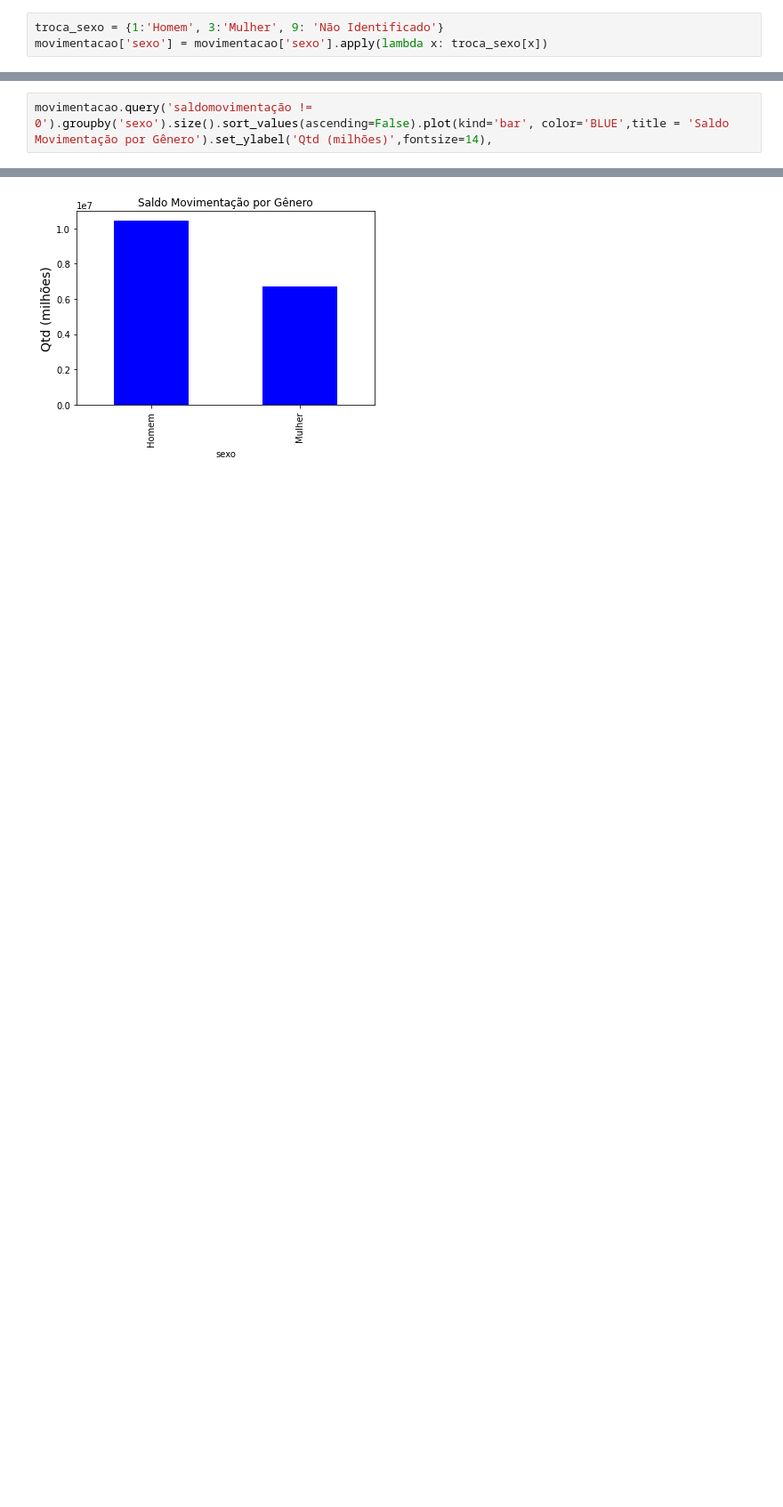
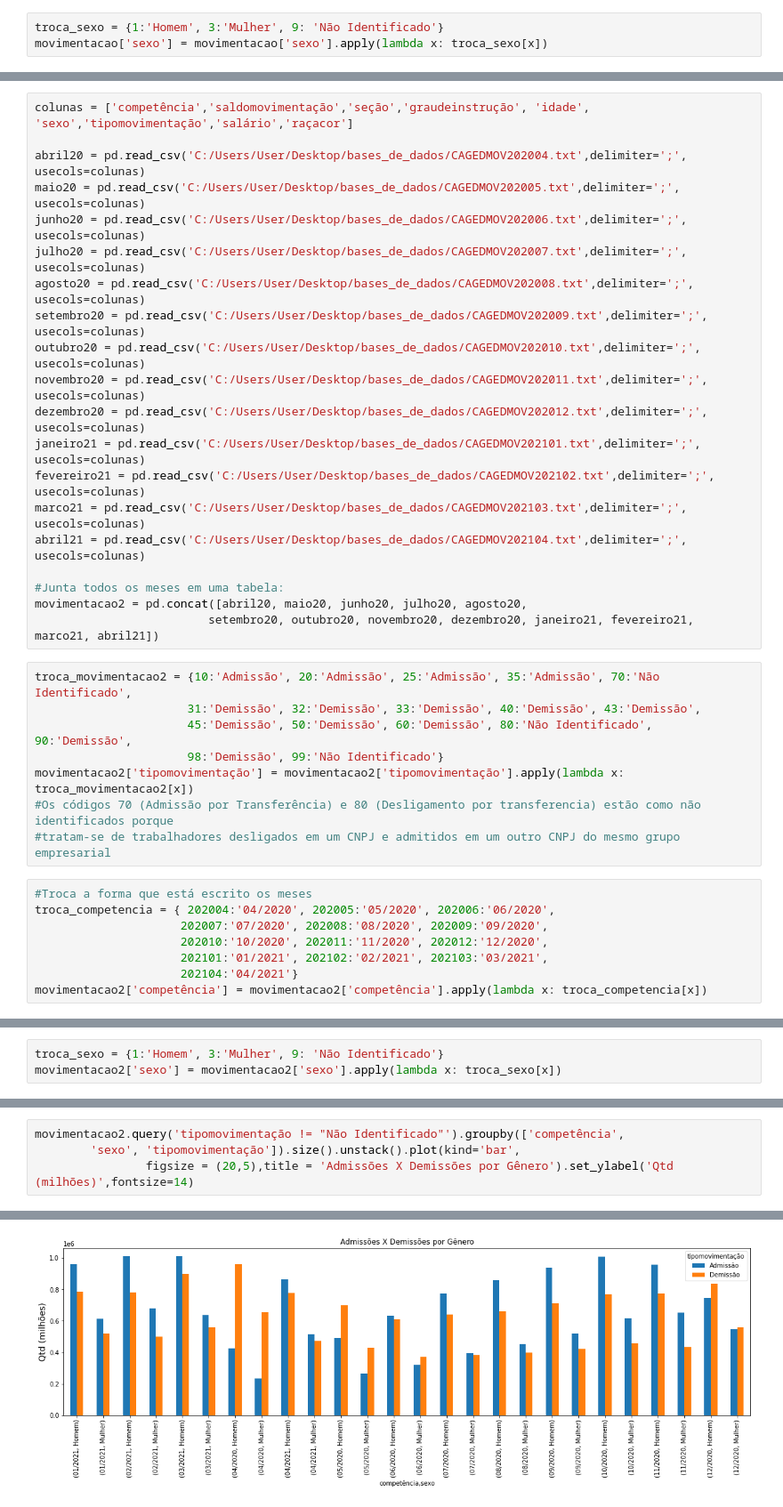
Before and after one commit to BettoFranca/Analise_dados_publicos_Estatisticas_do_Trabalho_na_Pandemia, a Jupyter notebook: Estatisticas_do_Trabalho.ipynb, the cells around one changed output, grey strips where cells are left out. Shown at 89% size. Cells and saved outputs as stored; diff of their text form; blank space fills up the shorter version.

Commit message:
Estatísticas do Trabalho na Pandemia
Dados do CAGED e PNAD

```diff
--- a/Estatisticas_do_Trabalho.ipynb
+++ b/Estatisticas_do_Trabalho.ipynb
@@ -234,0 +282,36 @@ movimentacao['sexo'] = movimentacao['sexo'].apply(lambda x: troca_sexo[x])
+# %%
+colunas = ['competência','saldomovimentação','seção','graudeinstrução', 'idade', 'sexo','tipomovimentação','salário','raçacor']
+
+abril20 = pd.read_csv('C:/Users/User/Desktop/bases_de_dados/CAGEDMOV202004.txt',delimiter=';', usecols=colunas)
+maio20 = pd.read_csv('C:/Users/User/Desktop/bases_de_dados/CAGEDMOV202005.txt',delimiter=';', usecols=colunas)
+junho20 = pd.read_csv('C:/Users/User/Desktop/bases_de_dados/CAGEDMOV202006.txt',delimiter=';', usecols=colunas)
+julho20 = pd.read_csv('C:/Users/User/Desktop/bases_de_dados/CAGEDMOV202007.txt',delimiter=';', usecols=colunas)
+agosto20 = pd.read_csv('C:/Users/User/Desktop/bases_de_dados/CAGEDMOV202008.txt',delimiter=';', usecols=colunas)
+setembro20 = pd.read_csv('C:/Users/User/Desktop/bases_de_dados/CAGEDMOV202009.txt',delimiter=';', usecols=colunas)
+outubro20 = pd.read_csv('C:/Users/User/Desktop/bases_de_dados/CAGEDMOV202010.txt',delimiter=';', usecols=colunas)
+novembro20 = pd.read_csv('C:/Users/User/Desktop/bases_de_dados/CAGEDMOV202011.txt',delimiter=';', usecols=colunas)
+dezembro20 = pd.read_csv('C:/Users/User/Desktop/bases_de_dados/CAGEDMOV202012.txt',delimiter=';', usecols=colunas)
+janeiro21 = pd.read_csv('C:/Users/User/Desktop/bases_de_dados/CAGEDMOV202101.txt',delimiter=';', usecols=colunas)
+fevereiro21 = pd.read_csv('C:/Users/User/Desktop/bases_de_dados/CAGEDMOV202102.txt',delimiter=';', usecols=colunas)
+marco21 = pd.read_csv('C:/Users/User/Desktop/bases_de_dados/CAGEDMOV202103.txt',delimiter=';', usecols=colunas)
+abril21 = pd.read_csv('C:/Users/User/Desktop/bases_de_dados/CAGEDMOV202104.txt',delimiter=';', usecols=colunas)
+
+#Junta todos os meses em uma tabela:
+movimentacao2 = pd.concat([abril20, maio20, junho20, julho20, agosto20,
+                         setembro20, outubro20, novembro20, dezembro20, janeiro21, fevereiro21, marco21, abril21])
+# %%
+troca_movimentacao2 = {10:'Admissão', 20:'Admissão', 25:'Admissão', 35:'Admissão', 70:'Não Identificado',
+                      31:'Demissão', 32:'Demissão', 33:'Demissão', 40:'Demissão', 43:'Demissão',
+                      45:'Demissão', 50:'Demissão', 60:'Demissão', 80:'Não Identificado', 90:'Demissão',
+                      98:'Demissão', 99:'Não Identificado'}
+movimentacao2['tipomovimentação'] = movimentacao2['tipomovimentação'].apply(lambda x: troca_movimentacao2[x])
+#Os códigos 70 (Admissão por Transferência) e 80 (Desligamento por transferencia) estão como não identificados porque
+#tratam-se de trabalhadores desligados em um CNPJ e admitidos em um outro CNPJ do mesmo grupo empresarial
+# %%
+#Troca a forma que está escrito os meses
+troca_competencia = { 202004:'04/2020', 202005:'05/2020', 202006:'06/2020',
+                     202007:'07/2020', 202008:'08/2020', 202009:'09/2020',
+                     202010:'10/2020', 202011:'11/2020', 202012:'12/2020',
+                     202101:'01/2021', 202102:'02/2021', 202103:'03/2021',
+                     202104:'04/2021'}
+movimentacao2['competência'] = movimentacao2['competência'].apply(lambda x: troca_competencia[x])
@@ -234,0 +327,3 @@ movimentacao['sexo'] = movimentacao['sexo'].apply(lambda x: troca_sexo[x])
+# %%
+troca_sexo = {1:'Homem', 3:'Mulher', 9: 'Não Identificado'}
+movimentacao2['sexo'] = movimentacao2['sexo'].apply(lambda x: troca_sexo[x])
@@ -235,3 +332,5 @@ movimentacao['sexo'] = movimentacao['sexo'].apply(lambda x: troca_sexo[x])
 # %%
-movimentacao.query('saldomovimentação != 0').groupby('sexo').size().sort_values(ascending=False).plot(kind='bar', color='BLUE',title = 'Saldo Movimentação por Gênero').set_ylabel('Qtd (milhões)',fontsize=14),
+movimentacao2.query('tipomovimentação != "Não Identificado"').groupby(['competência',
+        'sexo', 'tipomovimentação']).size().unstack().plot(kind='bar',
+                figsize = (20,5),title = 'Admissões X Demissões por Gênero').set_ylabel('Qtd (milhões)',fontsize=14)
 # %% [output]
@@ -239 +338 @@ movimentacao.query('saldomovimentação != 0').groupby('sexo').size().sort_value
-[figure, old version]
+[figure, new version]
```
Also changed, not shown: parts of 68 cells of this notebook.
